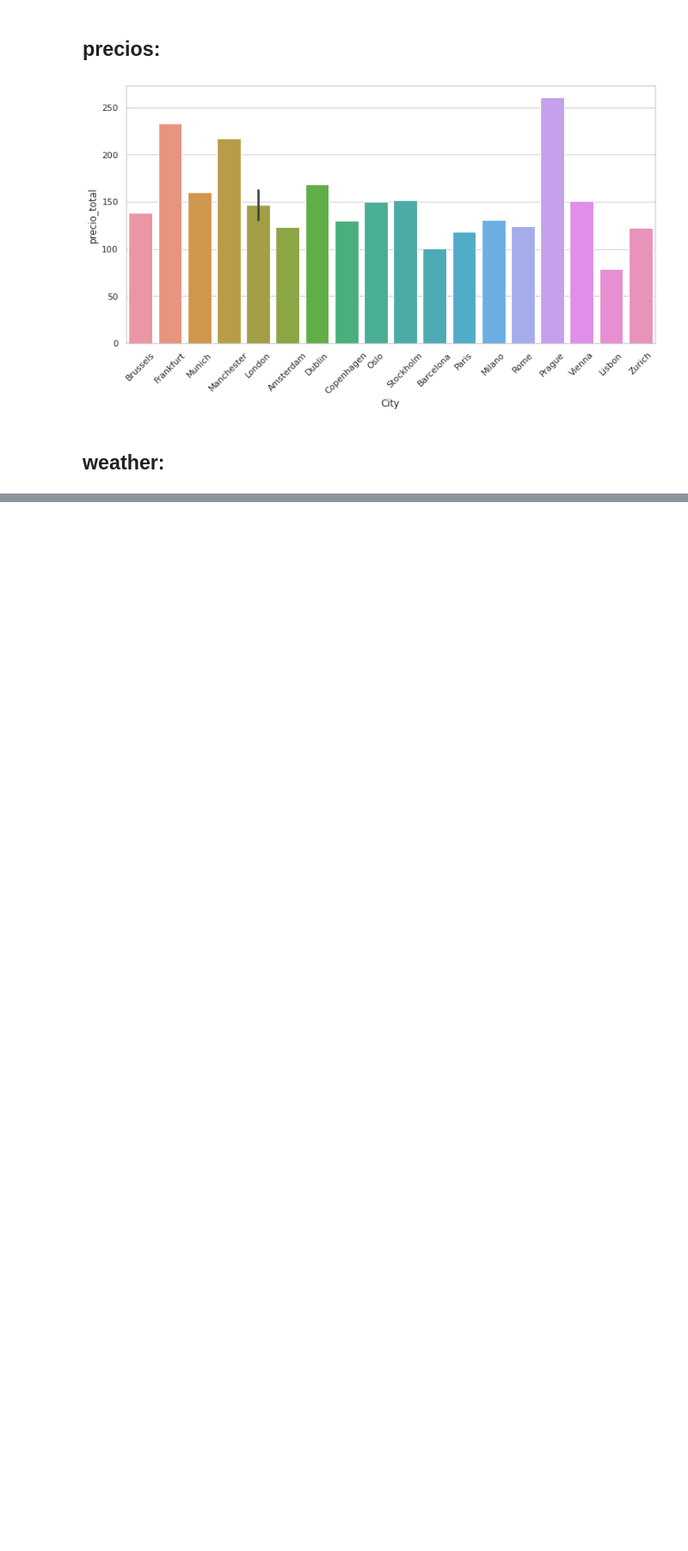
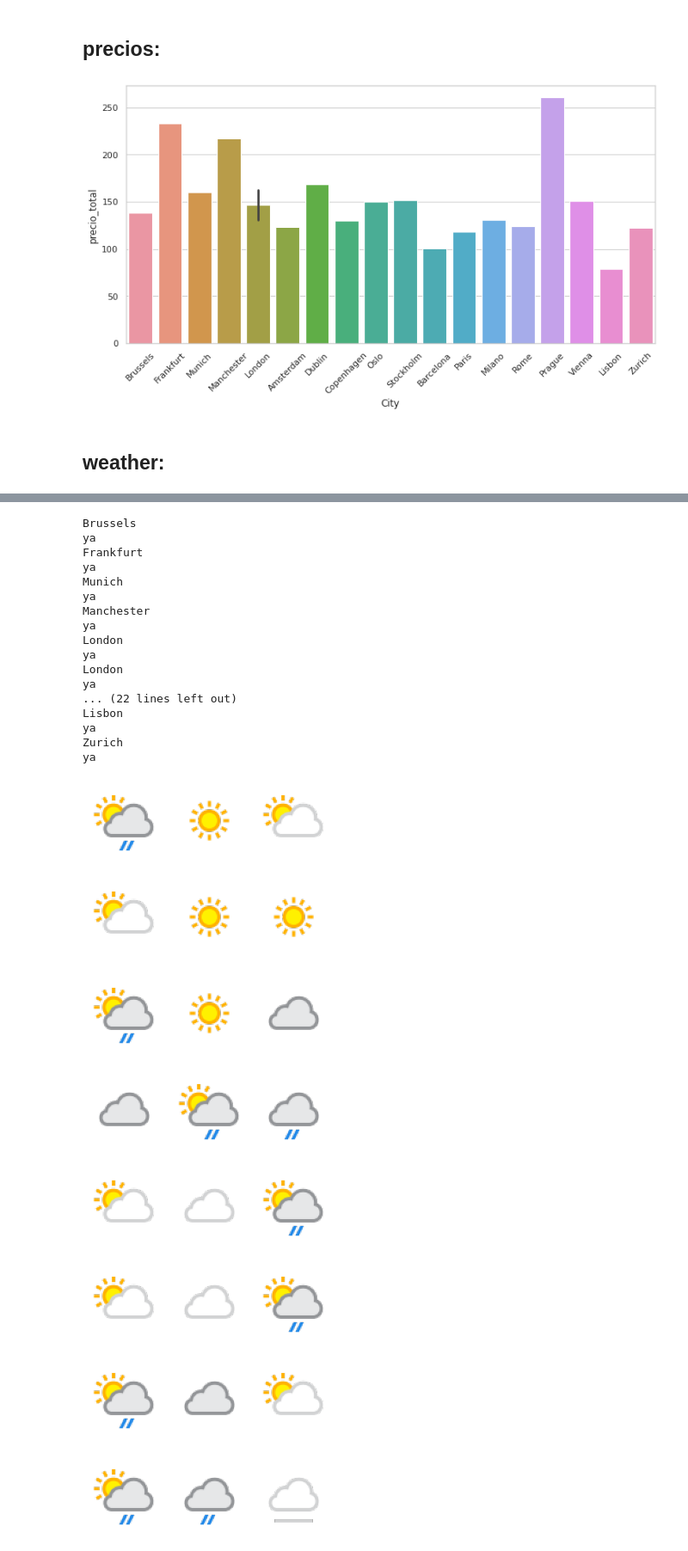
Before and after one commit to aromegar/Pipeline, a Jupyter notebook: visual.ipynb, the cells around one changed output, grey strips where cells are left out. Shown at 86% size. Cells and saved outputs as stored; diff of their text form; code cells hidden in the pictures; blank space fills up the shorter version.

```diff
--- a/visual.ipynb
+++ b/visual.ipynb
@@ -74,0 +22,33 @@ fig, axs = plt.subplots(nrows=1, ncols=3, figsize=(20,15))
+# %%
+for i in range(df.shape[0]):
+    city=df.iloc[i].City
+    print(city)
+    data = vf.ordenadito(city,df.iloc[i].day0, df.iloc[i].day1, df.iloc[i].day2)
+    vf.dibu3(data)
+    print("ya")
+# %% [output]
+Brussels
+ya
+Frankfurt
+ya
+Munich
+ya
+Manchester
+ya
+London
+ya
+London
+ya
+... (22 lines left out)
+Lisbon
+ya
+Zurich
+ya
+[figure, added]
+[figure, added]
+[figure, added]
+[figure, added]
+[figure, added]
+[figure, added]
+[figure, added]
+[figure, added]
```
Also changed, not shown: parts of 13 cells of this notebook, 2 other files.
